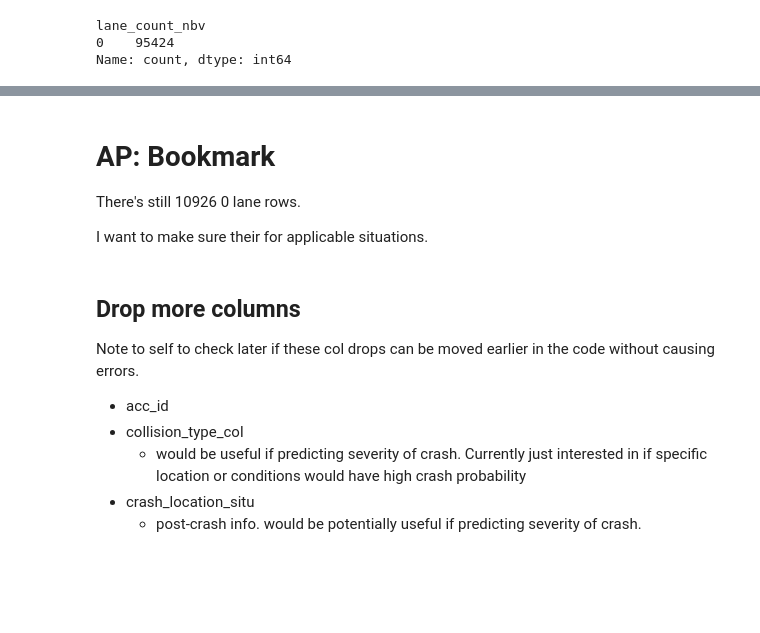
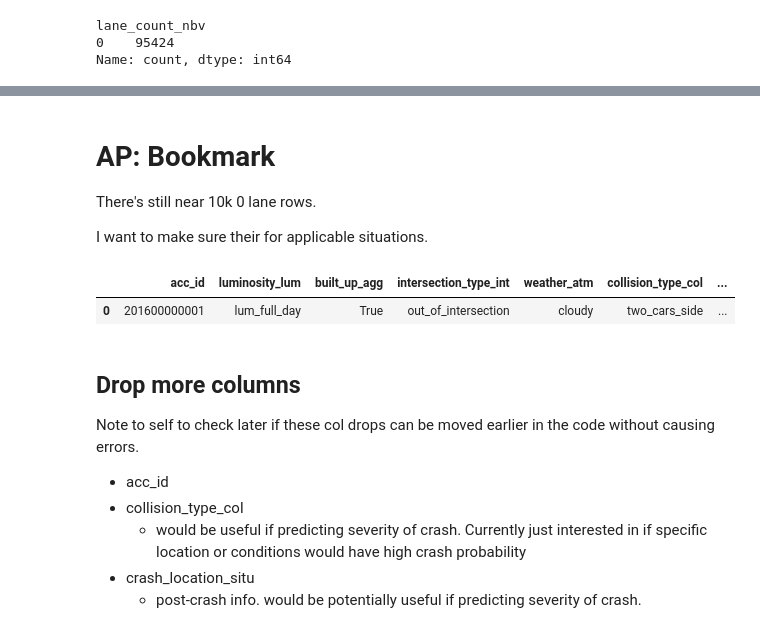
Before and after one commit to August-JF-Perez/AugustP_Crash_Location_Characterization, a Jupyter notebook: Capstone 3 Data Wrangling and EDA.ipynb, the cells around one changed output, grey strips where cells are left out. Saved outputs shown, nothing was run; the diff lists cells and outputs as text; code cells hidden in the pictures; blank space fills up the shorter version.

```diff
--- a/Capstone 3 Data Wrangling and EDA.ipynb
+++ b/Capstone 3 Data Wrangling and EDA.ipynb
@@ -2041,6 +2071,6 @@ Name: count, dtype: int64
 # %% [markdown]
 # AP: Bookmark
 
-There's still 10926 0 lane rows.
+There's still near 10k 0 lane rows.
 
 I want to make sure their for applicable situations.
@@ -2053,3 +2077,8 @@ warnings.resetwarnings()
+# %%
+df_main.head(1)
+# %% [output]
+|  | acc_id | luminosity_lum | built_up_agg | intersection_type_int | weather_atm | collision_type_col | ... |
+| 0 | 201600000001 | lum_full_day | True | out_of_intersection | cloudy | two_cars_side | ... |
 # %% [markdown]
 ## Drop more columns
 Note to self to check later if these col drops can be moved earlier in the code without causing errors.
```
Also changed, not shown: parts of 12 cells of this notebook.
